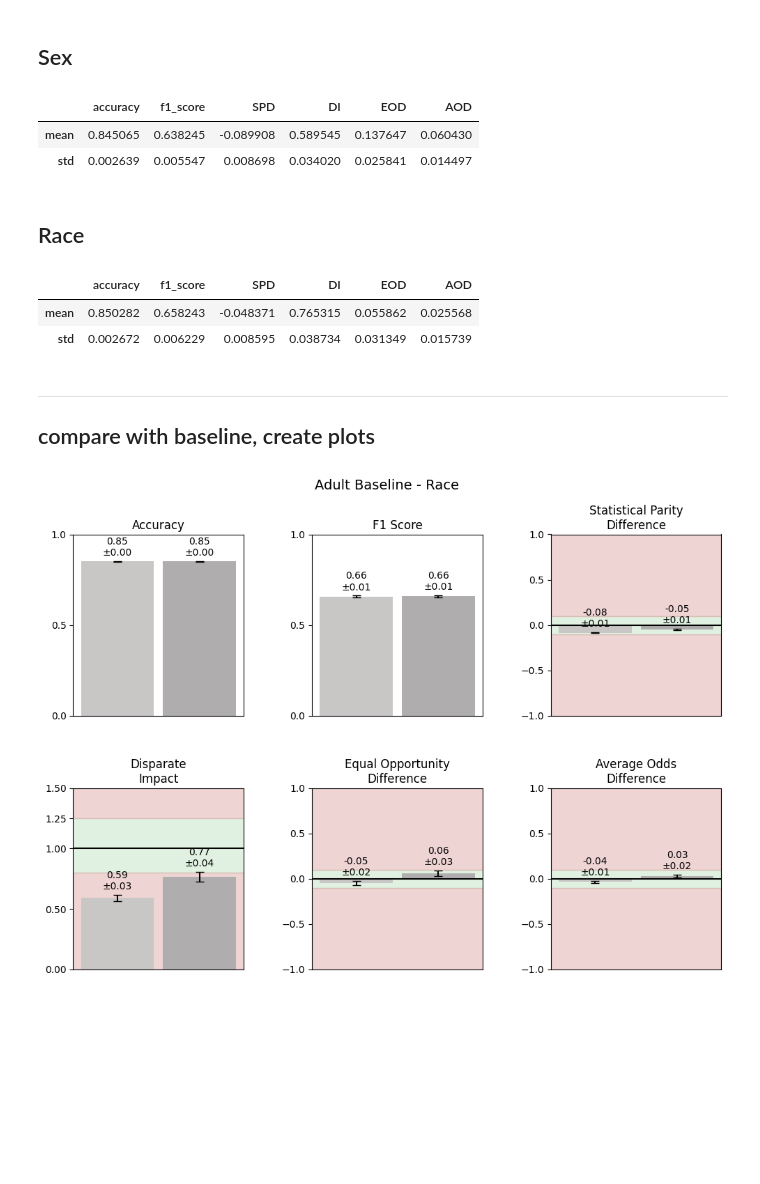
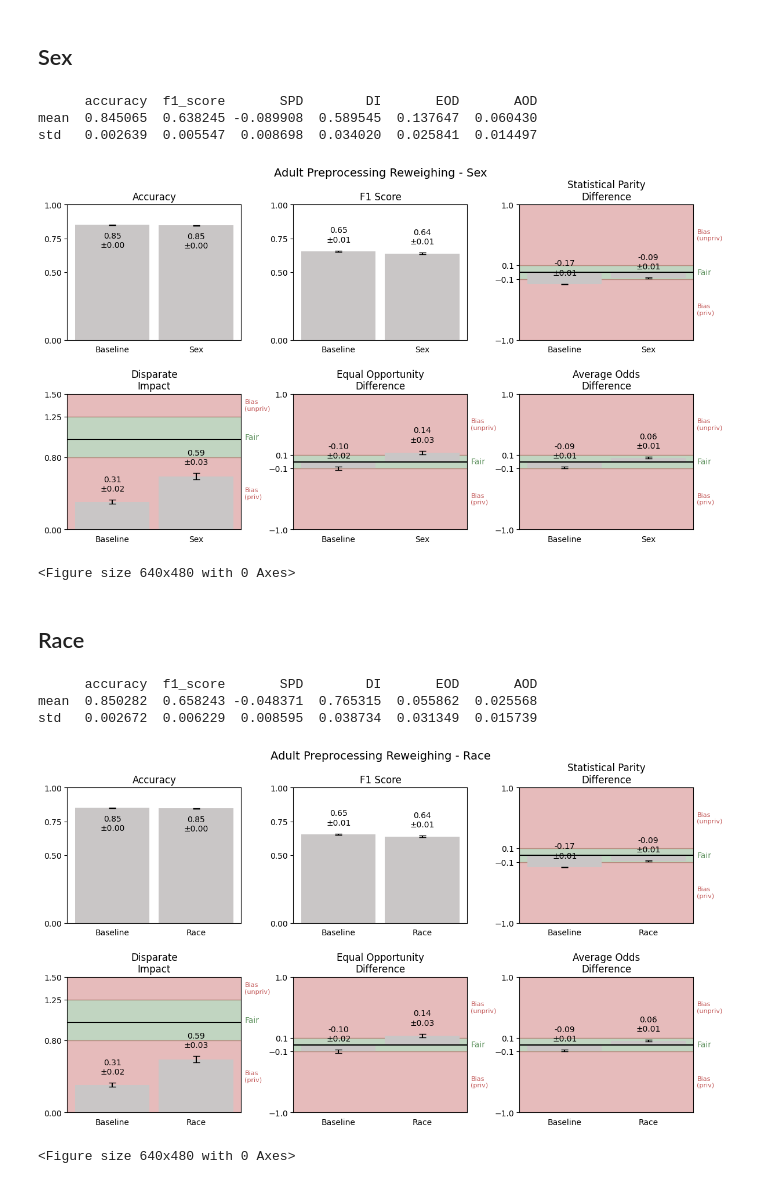
Before and after one commit to jeaend/bias-mitigation-aif360, a Jupyter notebook: notebooks/Adult_Income/03_pre_reweighing.ipynb, the cells around one changed output. Drawn from its saved outputs; the diff is of its cells as text; code cells hidden in the pictures; blank space fills up the shorter version.

Commit message:
run reweighing

```diff
--- a/notebooks/Adult_Income/03_pre_reweighing.ipynb
+++ b/notebooks/Adult_Income/03_pre_reweighing.ipynb
@@ -13,3 +14,8 @@ from src.data_loading import load_adult_race, load_adult_sex
 from src.modeling import reweighing_train_and_predict
 from src.metrics import compute_metrics, compare_viz_metrics_2x3, save_agg_metrics, save_raw_metrics
 from sklearn.model_selection import StratifiedShuffleSplit
+# %%
+dataset_name = 'adult'
+mitigation_name   = 'reweighing'
+pipeline_stage    = 'preprocessing'
+out_dir_plots    = '../../reports/plots_adult'
@@ -73,7 +82,7 @@ adult_sex_metrics_agg
 # %% [markdown]
 ## Sex
 # %%
-
+# 1) load data
 protected         = 'sex'
 privileged_value   = 1.0
 unprivileged_value = 0.0
@@ -81,7 +90,7 @@ unprivileged_value = 0.0
 ad, df = load_adult_sex()
 feature_cols = [c for c in df.columns if c not in (protected, 'label', 'sex', 'fnlwgt')]
 
-# 1) Set up 25-fold stratified CV
+# 2) Run Experiment and Evaluate
 sss = StratifiedShuffleSplit(n_splits=25, test_size=0.2, random_state=42)
 results = []
 
@@ -97,14 +106,24 @@ for train_idx, test_idx in sss.split(df, df['label']):
     )
     results.append(m)
 
+# 3) Aggregate
 adult_sex_metrics = pd.DataFrame(results)
 adult_sex_metrics_agg = adult_sex_metrics.agg(['mean', 'std'])
+print(adult_sex_metrics_agg)
+# %% [output]
+      accuracy  f1_score       SPD        DI       EOD       AOD
+mean  0.845065  0.638245 -0.089908  0.589545  0.137647  0.060430
+std   0.002639  0.005547  0.008698  0.034020  0.025841  0.014497
-# %%
-adult_sex_metrics_agg
-# %% [output]
-|  | accuracy | f1_score | SPD | DI | EOD | AOD |
-| mean | 0.845065 | 0.638245 | -0.089908 | 0.589545 | 0.137647 | 0.060430 |
-| std | 0.002639 | 0.005547 | 0.008698 | 0.034020 | 0.025841 | 0.014497 |
+# %%
+plot_title = 'Adult Preprocessing Reweighing - Sex'
+compare_viz_metrics_2x3(baseline_sex_agg, adult_sex_metrics_agg, 'Baseline', 'Sex', plot_title)
+fname    = plot_title.replace(' ', '_').replace('(', '').replace(')', '')
+out_path = os.path.join(out_dir_plots, f'{fname}.png')
+plt.gcf().savefig(out_path, dpi=300, bbox_inches='tight')
+plt.show()
+# %% [output]
+[figure, new version]
+<Figure size 640x480 with 0 Axes>
 # %% [markdown]
 ## Race
 # %%
@@ -135,12 +154,8 @@ for train_idx, test_idx in sss.split(df, df['label']):
 # 3) Aggregate results
 adult_race_metrics = pd.DataFrame(results)
 adult_race_metrics_agg = adult_race_metrics.agg(['mean', 'std'])
+print(adult_race_metrics_agg)
+# %% [output]
+      accuracy  f1_score       SPD        DI       EOD       AOD
+mean  0.850282  0.658243 -0.048371  0.765315  0.055862  0.025568
+std   0.002672  0.006229  0.008595  0.038734  0.031349  0.015739
-# %%
-adult_race_metrics_agg
-# %% [output]
-|  | accuracy | f1_score | SPD | DI | EOD | AOD |
-| mean | 0.850282 | 0.658243 | -0.048371 | 0.765315 | 0.055862 | 0.025568 |
-| std | 0.002672 | 0.006229 | 0.008595 | 0.038734 | 0.031349 | 0.015739 |
-# %% [markdown]
----------------------------------
-## compare with baseline, create plots
@@ -150,4 +162,10 @@ baseline_sex_agg = pd.read_csv('../../reports/baseline_agg/adult_sex_metrics_agg
 # %%
-compare_viz_metrics_2x3(baseline_race_agg, adult_race_metrics_agg, 'Baseline', 'Race', 'Adult Baseline - Race')
+plot_title = 'Adult Preprocessing Reweighing - Race'
+compare_viz_metrics_2x3(baseline_sex_agg, adult_sex_metrics_agg, 'Baseline', 'Race', plot_title)
+fname    = plot_title.replace(' ', '_').replace('(', '').replace(')', '')
+out_path = os.path.join(out_dir_plots, f'{fname}.png')
+plt.gcf().savefig(out_path, dpi=300, bbox_inches='tight')
+plt.show()
 # %% [output]
-[figure, old version]
+[figure, new version]
+<Figure size 640x480 with 0 Axes>
```
Also changed, not shown: parts of 5 cells of this notebook, 8 other files.
